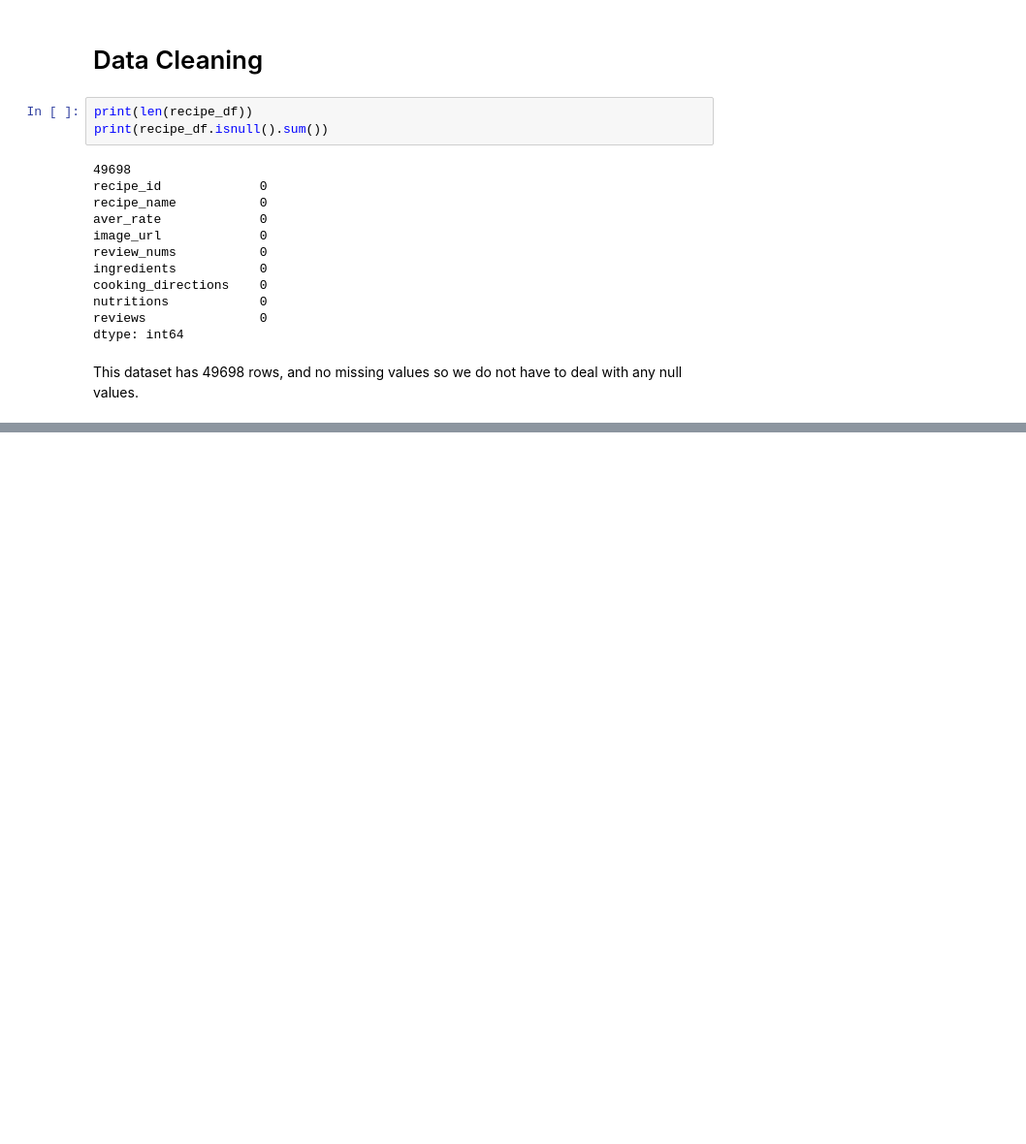
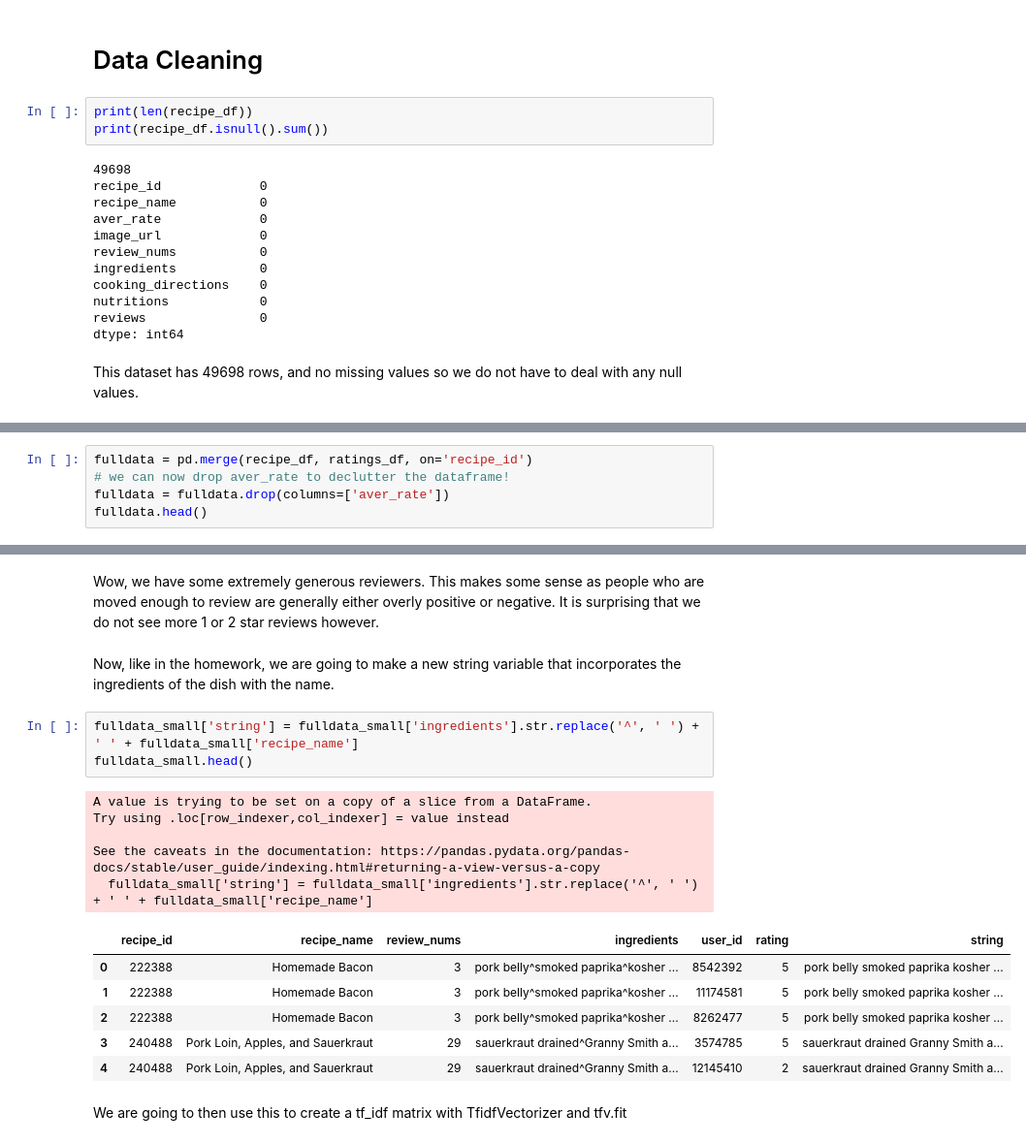
Before and after one commit to collintrann/PSTAT-134, a Jupyter notebook: final_project.ipynb, the cells around one changed output, grey strips where cells are left out. Shown at 97% size. Cells and saved outputs as stored; diff of their text form; blank space fills up the shorter version.

```diff
--- a/final_project.ipynb
+++ b/final_project.ipynb
@@ -46,0 +84,5 @@ This dataset has 49698 rows, and no missing values so we do not have to deal wit
+# %%
+fulldata = pd.merge(recipe_df, ratings_df, on='recipe_id')
+# we can now drop aver_rate to declutter the dataframe!
+fulldata = fulldata.drop(columns=['aver_rate'])
+fulldata.head()
@@ -46,0 +142,21 @@ This dataset has 49698 rows, and no missing values so we do not have to deal wit
+# %% [markdown]
+Wow, we have some extremely generous reviewers. This makes some sense as people who are moved enough to review are generally either overly positive or negative. It is surprising that we do not see more 1 or 2 star reviews however.
+# %% [markdown]
+Now, like in the homework, we are going to make a new string variable that incorporates the ingredients of the dish with the name.
+# %%
+fulldata_small['string'] = fulldata_small['ingredients'].str.replace('^', ' ') + ' ' + fulldata_small['recipe_name']
+fulldata_small.head()
+# %% [output]
+A value is trying to be set on a copy of a slice from a DataFrame.
+Try using .loc[row_indexer,col_indexer] = value instead
+
+See the caveats in the documentation: https://pandas.pydata.org/pandas-docs/stable/user_guide/indexing.html#returning-a-view-versus-a-copy
+  fulldata_small['string'] = fulldata_small['ingredients'].str.replace('^', ' ') + ' ' + fulldata_small['recipe_name']
+|  | recipe_id | recipe_name | review_nums | ingredients | user_id | rating | string |
+| 0 | 222388 | Homemade Bacon | 3 | pork belly^smoked paprika^kosher ... | 8542392 | 5 | pork belly smoked paprika kosher ... |
+| 1 | 222388 | Homemade Bacon | 3 | pork belly^smoked paprika^kosher ... | 11174581 | 5 | pork belly smoked paprika kosher ... |
+| 2 | 222388 | Homemade Bacon | 3 | pork belly^smoked paprika^kosher ... | 8262477 | 5 | pork belly smoked paprika kosher ... |
+| 3 | 240488 | Pork Loin, Apples, and Sauerkraut | 29 | sauerkraut drained^Granny Smith a... | 3574785 | 5 | sauerkraut drained Granny Smith a... |
+| 4 | 240488 | Pork Loin, Apples, and Sauerkraut | 29 | sauerkraut drained^Granny Smith a... | 12145410 | 2 | sauerkraut drained Granny Smith a... |
+# %% [markdown]
+We are going to then use this to create a tf_idf matrix with TfidfVectorizer and tfv.fit
```
Also changed, not shown: parts of 28 cells of this notebook.
